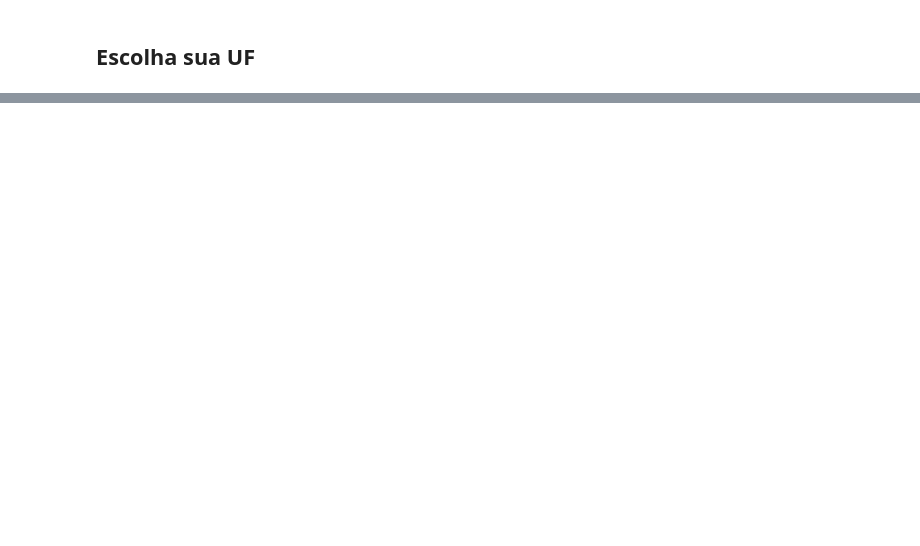
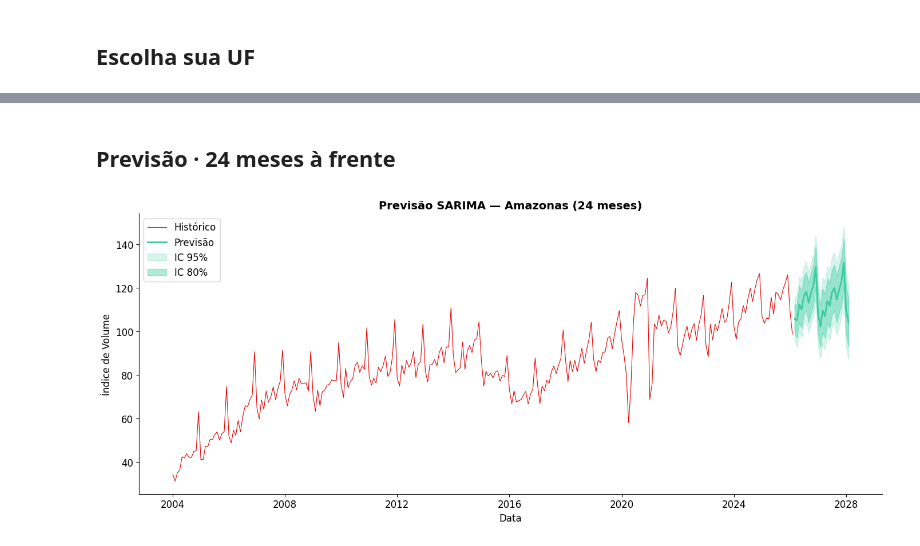
Before and after one commit to juunavarro/financial_analytics_lab_1_julia_navarro.github.io, a Jupyter notebook: template-exercicio-sarima.ipynb, the cells around one changed output, grey strips where cells are left out. Saved outputs shown, nothing was run; the diff lists cells and outputs as text; code cells hidden in the pictures; blank space fills up the shorter version.

```diff
--- a/template-exercicio-sarima.ipynb
+++ b/template-exercicio-sarima.ipynb
@@ -69 +290,35 @@ df_sf.head()
+# %% [markdown]
+## Previsão · 24 meses à frente
+# %%
+forecast = sf.forecast(df=df_sf, h=24, level=[80, 95])
+
+fig, ax = plt.subplots(figsize=(14, 6))
+
+# Histórico
+ax.plot(df_sf["ds"], df_sf["y"], color=INSPER_RED, linewidth=0.8, label="Histórico")
+
+# Previsão
+ax.plot(forecast["ds"], forecast["AutoARIMA"], color=INSPER_TURQUESA, linewidth=2, label="Previsão")
+
+# Intervalo 95%
+ax.fill_between(forecast["ds"],
+                forecast["AutoARIMA-lo-95"],
+                forecast["AutoARIMA-hi-95"],
+                alpha=0.2, color=INSPER_TURQUESA, label="IC 95%")
+
+# Intervalo 80%
+ax.fill_between(forecast["ds"],
+                forecast["AutoARIMA-lo-80"],
+                forecast["AutoARIMA-hi-80"],
+                alpha=0.4, color=INSPER_TURQUESA, label="IC 80%")
+
+ax.set_title(f'Previsão SARIMA — {MINHA_UF} (24 meses)', fontweight='bold', fontsize=14)
+ax.set_xlabel("Data")
+ax.set_ylabel("Índice de Volume")
+ax.legend()
+
+plt.tight_layout()
+plt.show()
+# %% [output]
+[figure, added]
 # %% [markdown]
```
Also changed, not shown: parts of 14 cells of this notebook.
